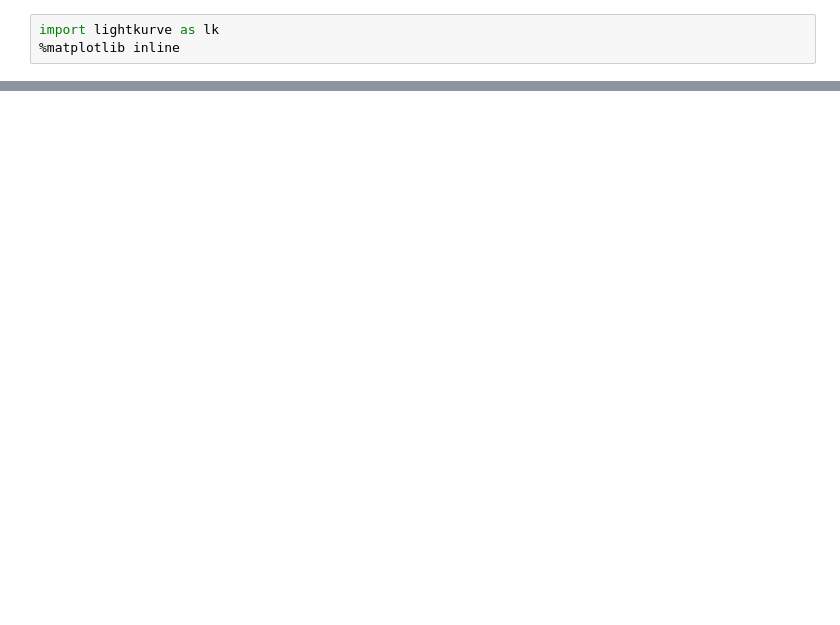
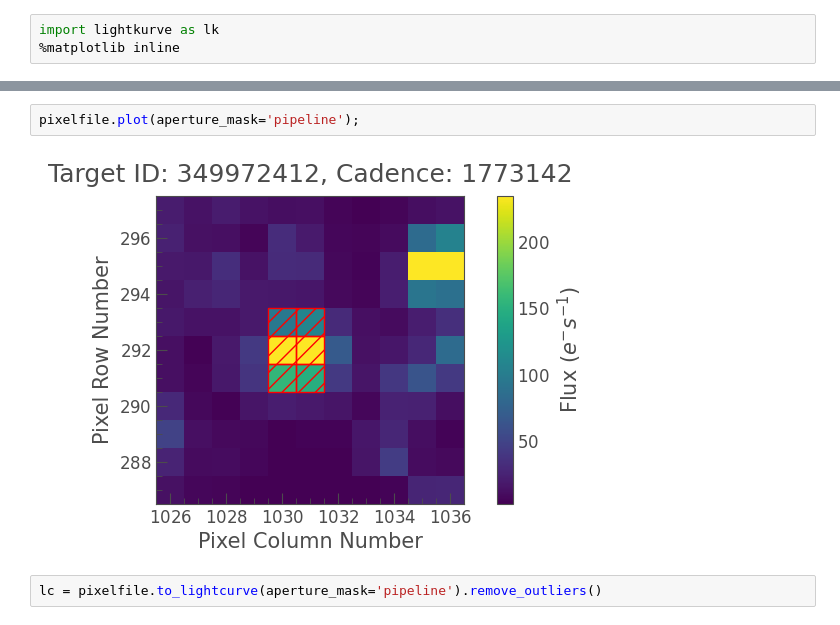
Before and after one commit to lichtgestalter/curvesimulator, a Jupyter notebook: debug/lightkurve_TOI4504.ipynb, the cells around one changed output, grey strips where cells are left out. Drawn from its saved outputs; the diff is of its cells as text; blank space fills up the shorter version.

```diff
--- a/debug/lightkurve_TOI4504.ipynb
+++ b/debug/lightkurve_TOI4504.ipynb
@@ -166,0 +104,6 @@ SearchResult containing 1 data products.
+# %%
+pixelfile.plot(aperture_mask='pipeline');
+# %% [output]
+[figure, added]
+# %%
+lc = pixelfile.to_lightcurve(aperture_mask='pipeline').remove_outliers()
```
Also changed, not shown: parts of 16 cells of this notebook, 2 other files.
